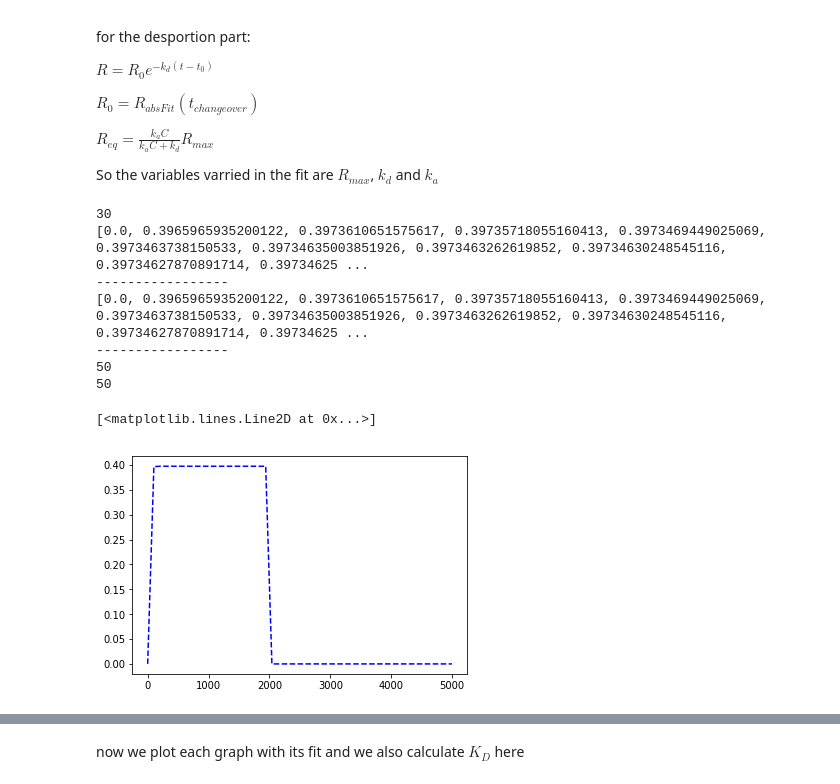
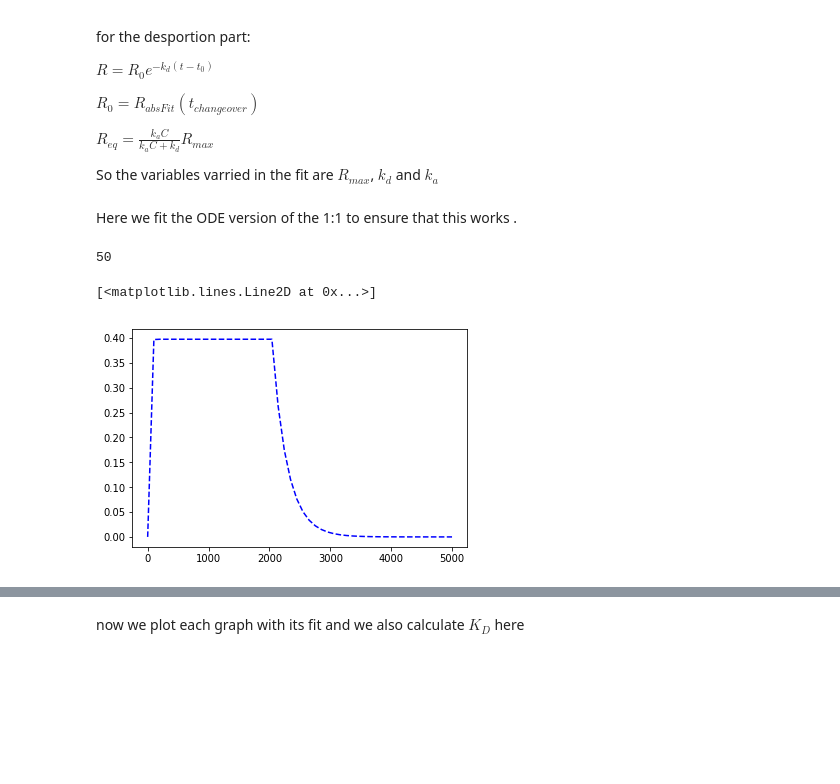
Before and after one commit to DexterAntonio/pthBLI, a Jupyter notebook: Data20180918.ipynb, the cells around one changed output, grey strips where cells are left out. Drawn from its saved outputs; the diff is of its cells as text; code cells hidden in the pictures; blank space fills up the shorter version.

Commit message:
working numerical integration fittinggit add Data20180918.ipynb !

```diff
--- a/Data20180918.ipynb
+++ b/Data20180918.ipynb
@@ -159,15 +159,18 @@ $R_{0} = R_{absFit}(t_{change over})$
 $R_{eq} = \frac{k_aC}{k_aC+k_d}R_{max}$
 
 So the variables varried in the fit are $R_{max}$, $k_d$ and $k_a$
+# %% [markdown]
+Here we fit the ODE version of the 1:1 to ensure that this works .
 # %%
+#here is a function that uses scipi to numerically integrate the ODEs
+#this returns the same value as when fitting to the analytical solution
+
 from scipy.integrate import odeint
 def derAbsDes(t,ka,kd,Rmax,A0,t0,tmax,imax):
-    abserr = 1.0e-2#1.0e-8
-    relerr = 1.0e-2 #1.0e-6
+    abserr = 1.0e-8
+    relerr = 1.0e-6
     t_abs = t[0:imax]
     t_des = t[imax:None]
-
-    print(len(t_des))
 
     def deriv_LLa(conc,t,params):
         kd,ka,A0 = params
@@ -181,6 +184,7 @@ def derAbsDes(t,ka,kd,Rmax,A0,t0,tmax,imax):
 
     #paramaters
     params = [kd,ka,A0]
+    Wtotal = []
 
     #intial conditions for absorption section
     L0_abs = Rmax
@@ -188,48 +192,39 @@ def derAbsDes(t,ka,kd,Rmax,A0,t0,tmax,imax):
     conc0_abs = [L0_abs,LA_abs]
     wsol_abs = odeint(deriv_LLa, conc0_abs, t_abs, args=(params,),atol=abserr, rtol=relerr)
 
+    Wtotal.extend(wsol_abs[:,1])
+
     #initial conditions for the desportion section
     L0_des = 0
-    LA_des = wsol_abs[0,1] #CHANGE LATER
+    params = [kd,ka,0]
+    LA_des = Wtotal[-1] #CHANGE LATER
     conc0_des = [L0_des,LA_des]
 
     wsol_des = odeint(deriv_LLa, conc0_des, t_des, args=(params,),atol=abserr, rtol=relerr)
 
-    Wtotal = []
-    Wtotal.extend(wsol_abs[:,1])
-    print(Wtotal)
-    print("-----------------")
     Wtotal.extend(wsol_des[:,1])
-    print(Wtotal)
-    print("-----------------")
-    print(len(Wtotal))
 
     #print(Wtotal)
     return Wtotal
 
+#for testing that this function works
 t = np.linspace(0,5000)
 ka = 5.959682e+04
 kd = 4.037493e-03
 Rmax = 4.242651e-01
 A0 = 1e-6
 t0 = 0
 tmax = t[-1]
 imax = 20
 
 sol =  derAbsDes(t,ka,kd,Rmax,A0,t0,tmax,imax)
 #print(len(sol))
 print(len(t))
 plt.plot(t,sol,'b--')
 # %% [output]
-30
-[0.0, 0.3965965935200122, 0.3973610651575617, 0.39735718055160413, 0.3973469449025069, 0.3973463738150533, 0.39734635003851926, 0.3973463262619852, 0.39734630248545116, 0.39734627870891714, 0.39734625 ...
------------------
-[0.0, 0.3965965935200122, 0.3973610651575617, 0.39735718055160413, 0.3973469449025069, 0.3973463738150533, 0.39734635003851926, 0.3973463262619852, 0.39734630248545116, 0.39734627870891714, 0.39734625 ...
------------------
 50
-50
 [<matplotlib.lines.Line2D at 0x...>]
-[figure, old version]
+[figure, new version]
 # %%
 i = np.max(run_array[0].r)
 max_value = max(run_array[0].r)
```
Also changed, not shown: parts of 3 cells of this notebook.
